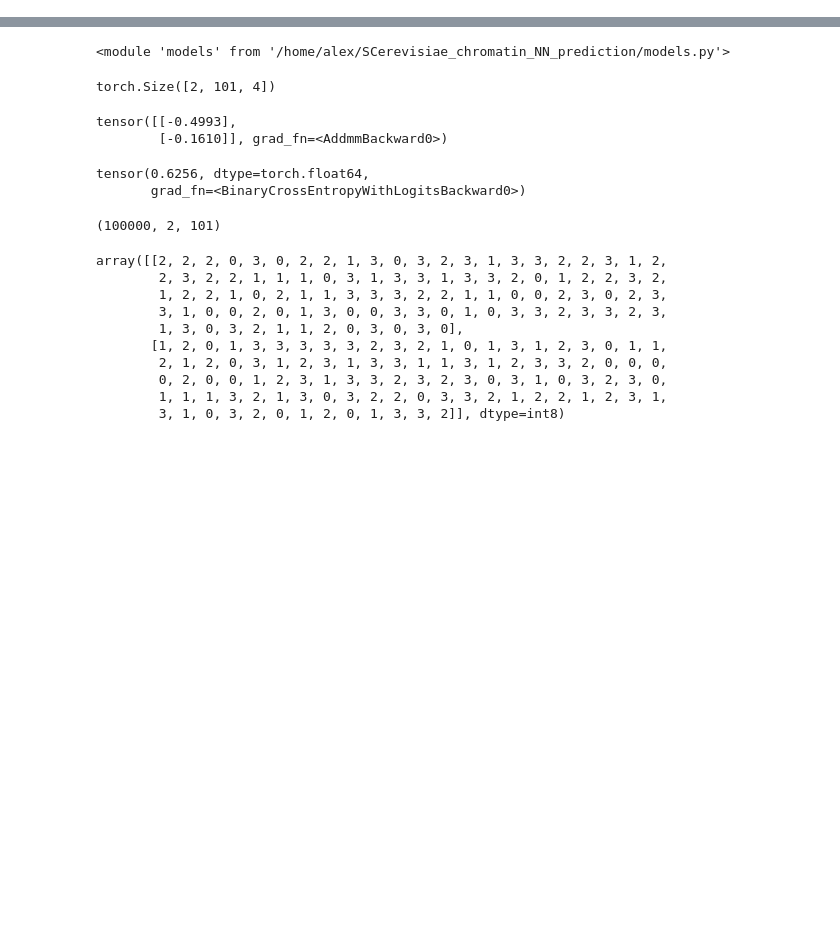
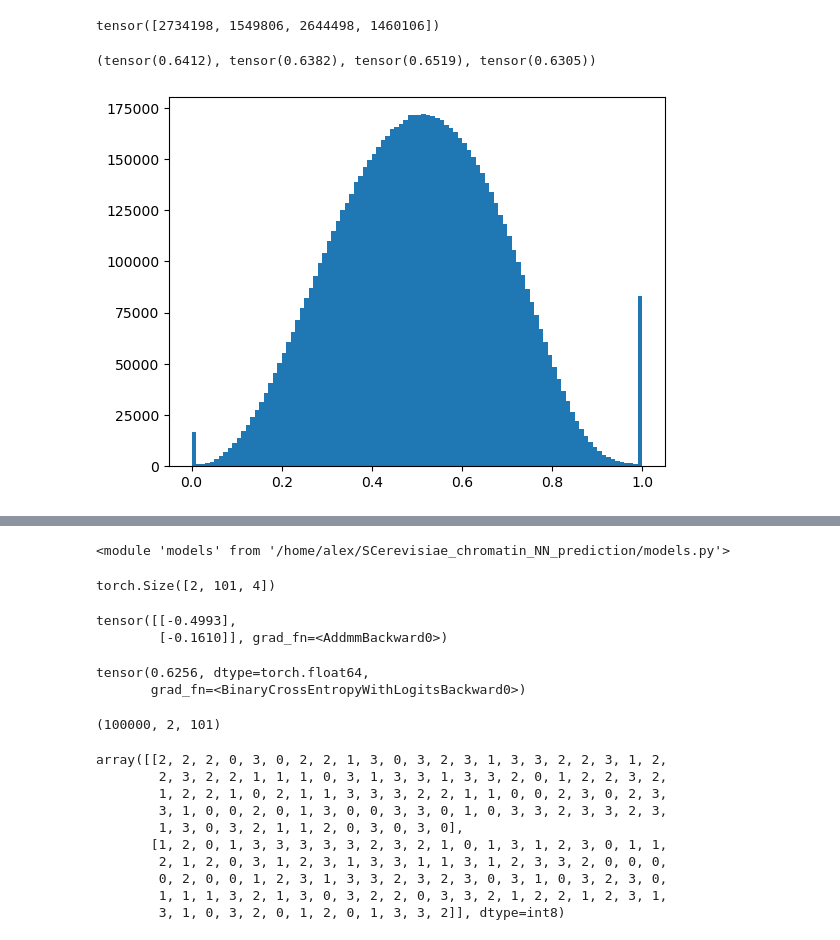
Before and after one commit to Alexwestbrook/SCerevisiae_chromatin_NN_prediction, a Jupyter notebook: ChIP_model_train.ipynb, the cells around one changed output, grey strips where cells are left out. Cells and saved outputs as stored; diff of their text form; code cells hidden in the pictures; blank space fills up the shorter version.

```diff
--- a/ChIP_model_train.ipynb
+++ b/ChIP_model_train.ipynb
@@ -10,0 +88,2 @@ from Bio import SeqIO
+# %%
+preds = predict(model, dataloader_valid, device)
@@ -10,0 +95,26 @@ from Bio import SeqIO
+# %%
+y = torch.tile(torch.tensor([1, 0]), (len(preds)//2,)).reshape_as(preds)
+# %%
+table = tDC.tp_fp_tn_fn(preds, y, thres=.5)
+table
+# %% [output]
+tensor([2734198, 1549806, 2644498, 1460106])
+# %%
+tDC.accuracy(*table), tDC.precision(*table), tDC.recall(*table), tDC.true_negative_rate(*table)
+# %% [output]
+(tensor(0.6412), tensor(0.6382), tensor(0.6519), tensor(0.6305))
+# %%
+dataset_dir = "/home/alex/shared_folder/ChIP_ENCODE/paired_sharded_dataset"
+output_dir = "/home/alex/ChIP_ENCODE/model_siameseinception3"
+for split in ["train", "valid", "test"]:
+    with np.load(Path(output_dir, f"preds_on_{Path(dataset_dir).name}_{split}.npz")) as f:
+        preds = torch.tensor(f['preds'])
+    y = torch.tile(torch.tensor([1, 0]), (len(preds)//2,)).reshape_as(preds)
+    table = tDC.tp_fp_tn_fn(preds, y, thres=.5)
+    acc = tDC.accuracy(*table)
+    prec = tDC.precision(*table)
+    rec = tDC.recall(*table)
+    tnr = tDC.true_negative_rate(*table)
+    with open(Path(output_dir, f"preds_on_{Path(dataset_dir).name}_metrics.txt"), 'a') as f:
+        f.write(f"On {split}:\ttp={table[0]}\tfp={table[1]}\ttn={table[2]}\tfn={table[3]}\n")
+        f.write(f"accuracy = {acc}\nprecision = {prec}\nrecall = {rec}\ntrue negative rate = {tnr}\n")
@@ -10,0 +124,5 @@ from Bio import SeqIO
+# %%
+plt.hist(preds, bins=100)
+plt.show()
+# %% [output]
+[figure, added]
```
Also changed, not shown: parts of 13 cells of this notebook, 1 other file.
